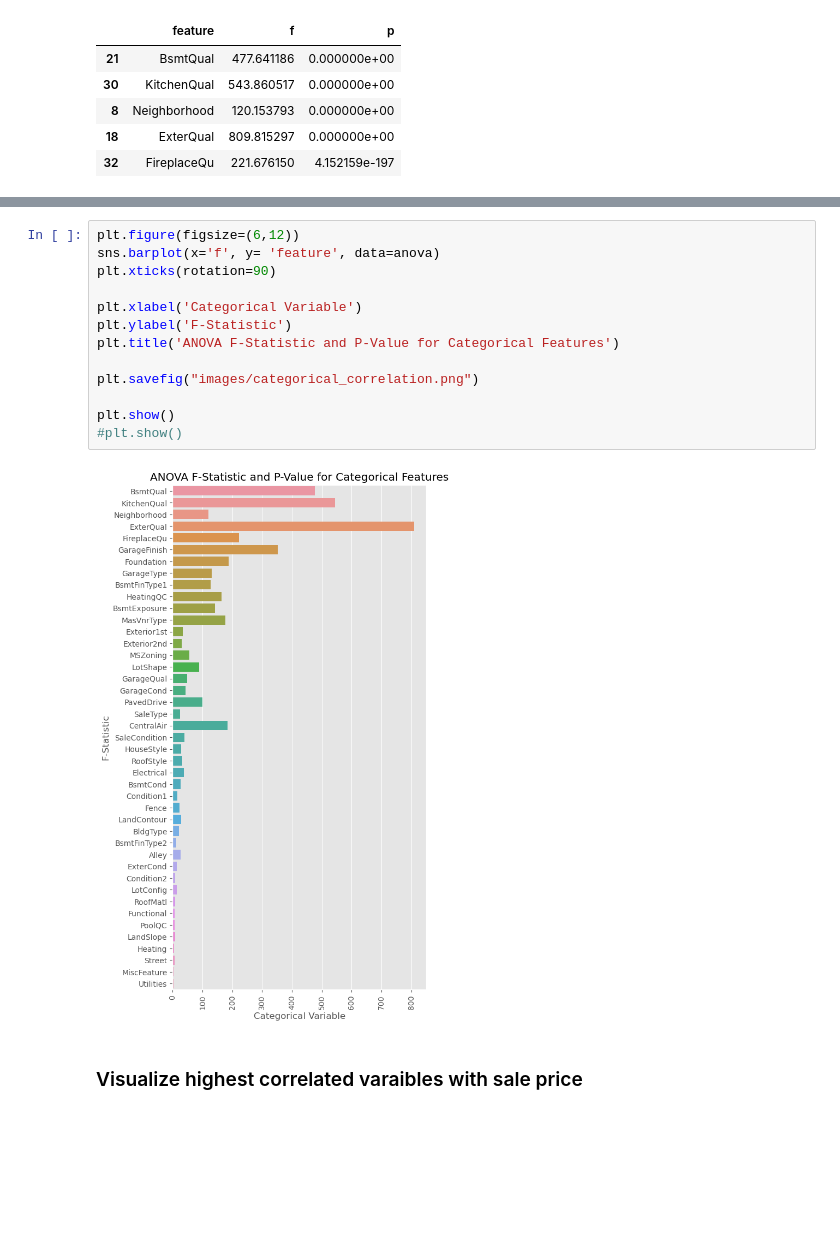
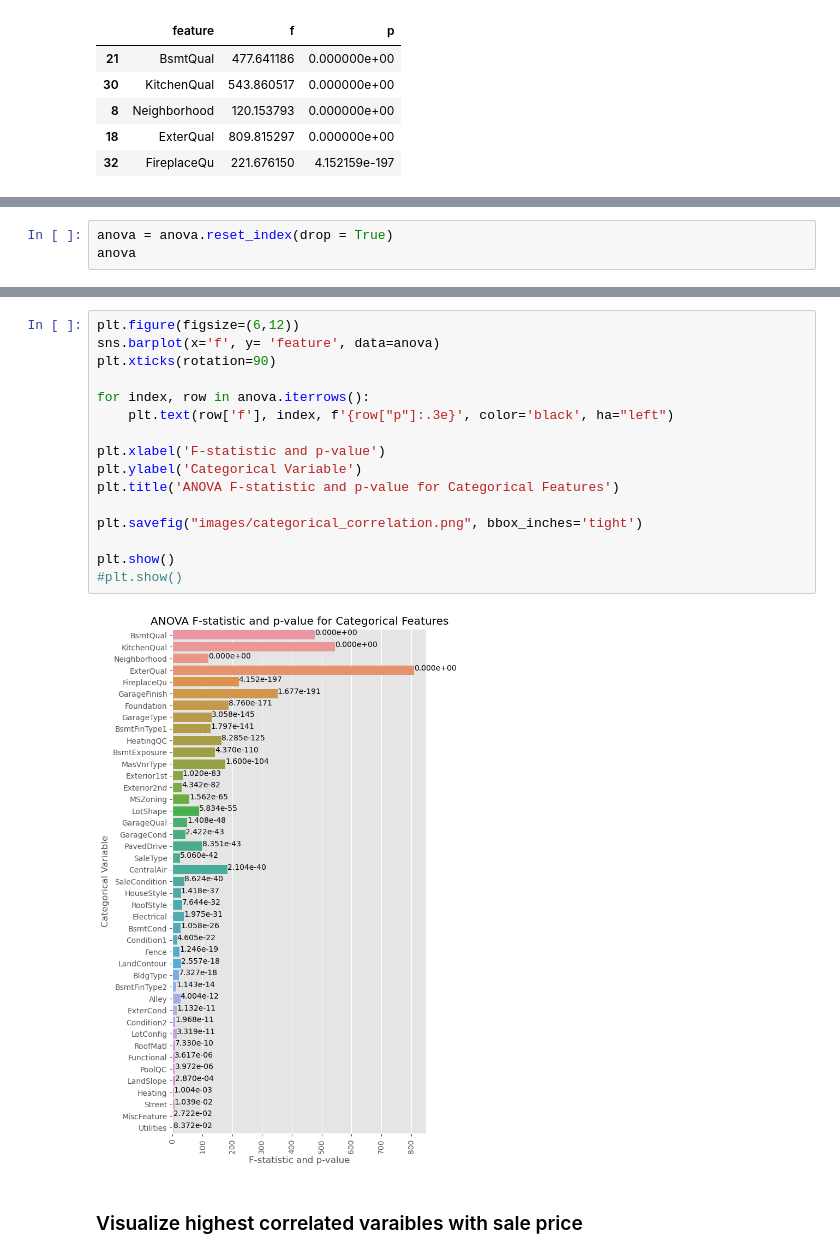
Before and after one commit to Na-ta-lie/Ames-Price-Prediction, a Jupyter notebook: EDA_preprocessing.ipynb, the cells around one changed output, grey strips where cells are left out. Drawn from its saved outputs; the diff is of its cells as text; blank space fills up the shorter version.

```diff
--- a/EDA_preprocessing.ipynb
+++ b/EDA_preprocessing.ipynb
@@ -214,0 +235,3 @@ anova.head()
+# %%
+anova = anova.reset_index(drop = True)
+anova
@@ -215,18 +256,21 @@ anova.head()
 # %%
 plt.figure(figsize=(6,12))
 sns.barplot(x='f', y= 'feature', data=anova)
 plt.xticks(rotation=90)
 
-plt.xlabel('Categorical Variable')
-plt.ylabel('F-Statistic')
-plt.title('ANOVA F-Statistic and P-Value for Categorical Features')
+for index, row in anova.iterrows():
+    plt.text(row['f'], index, f'{row["p"]:.3e}', color='black', ha="left")
 
-plt.savefig("images/categorical_correlation.png")
+plt.xlabel('F-statistic and p-value')
+plt.ylabel('Categorical Variable')
+plt.title('ANOVA F-statistic and p-value for Categorical Features')
+
+plt.savefig("images/categorical_correlation.png", bbox_inches='tight')
 
 plt.show()
 #plt.show()
 # %% [output]
-[figure, old version]
+[figure, new version]
 # %% [markdown]
 ### Visualize highest correlated varaibles with sale price
 # %%
```
Also changed, not shown: parts of 4 cells of this notebook, 7 other files.
